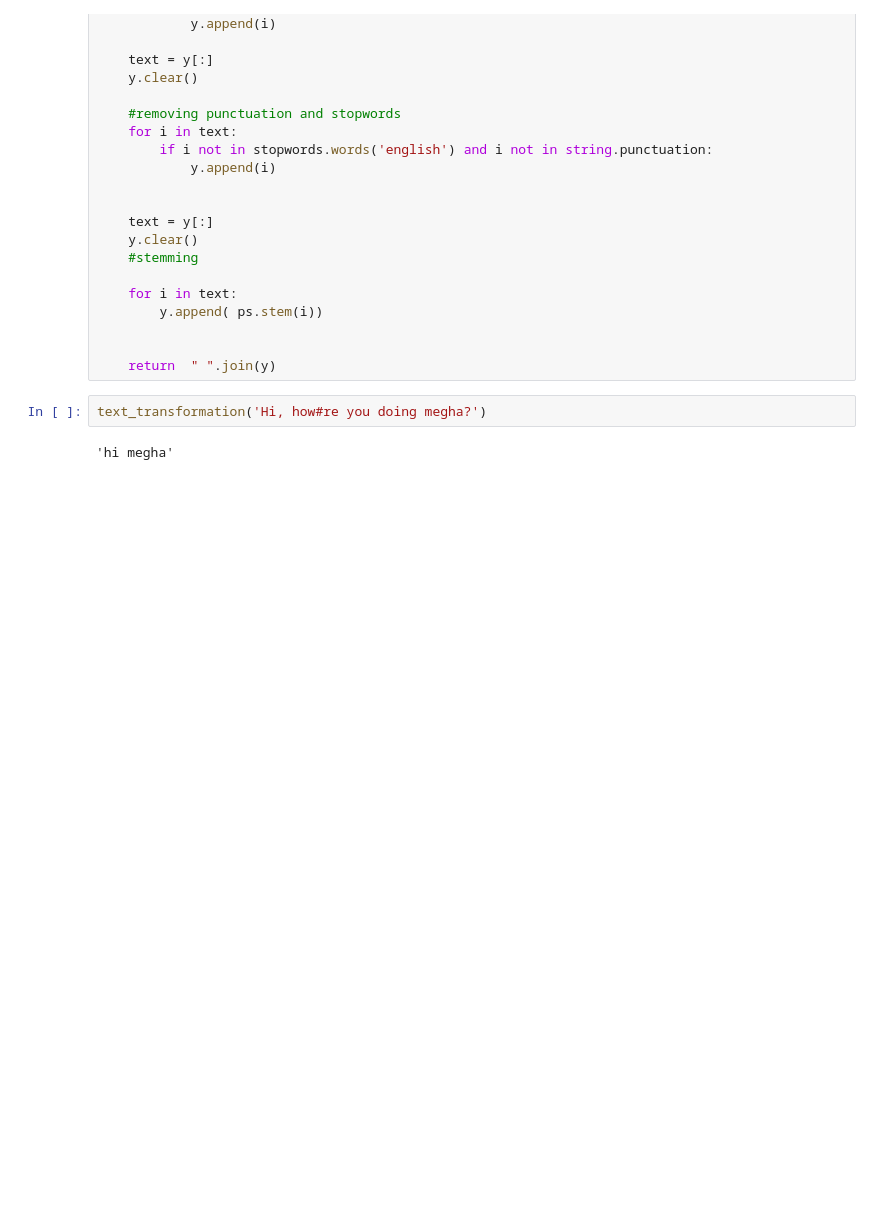
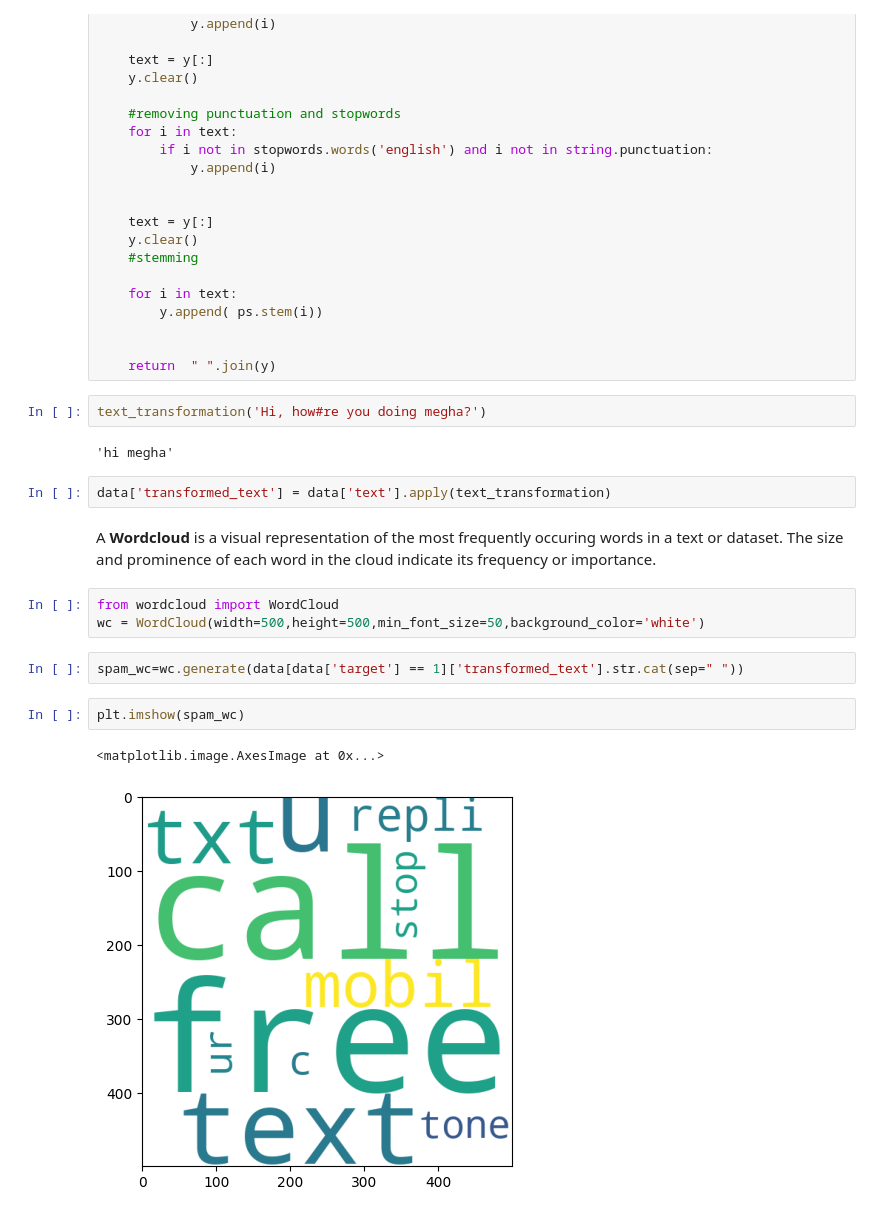
Before and after one commit to jhansimahato/Machine-learning-Projects, a Jupyter notebook: Email Spam Classifier/spam_classifier.ipynb, the cells around one changed output. Drawn from its saved outputs; the diff is of its cells as text; blank space fills up the shorter version.

Commit message:
word cloud

```diff
--- a/Email Spam Classifier/spam_classifier.ipynb
+++ b/Email Spam Classifier/spam_classifier.ipynb
@@ -289,3 +289,17 @@ def text_transformation(text):
 text_transformation('Hi, how#re you doing megha?')
 # %% [output]
 'hi megha'
+# %%
+data['transformed_text'] = data['text'].apply(text_transformation)
+# %% [markdown]
+<p>A <b>Wordcloud</b> is a visual representation of the most frequently occuring words in a text or dataset. The size and prominence of each word in the cloud indicate its frequency or importance. </p>
+# %%
+from wordcloud import WordCloud
+wc = WordCloud(width=500,height=500,min_font_size=50,background_color='white')
+# %%
+spam_wc=wc.generate(data[data['target'] == 1]['transformed_text'].str.cat(sep=" "))
+# %%
+plt.imshow(spam_wc)
+# %% [output]
+<matplotlib.image.AxesImage at 0x...>
+[figure, added]
```
Also changed, not shown: parts of 3 cells of this notebook.
